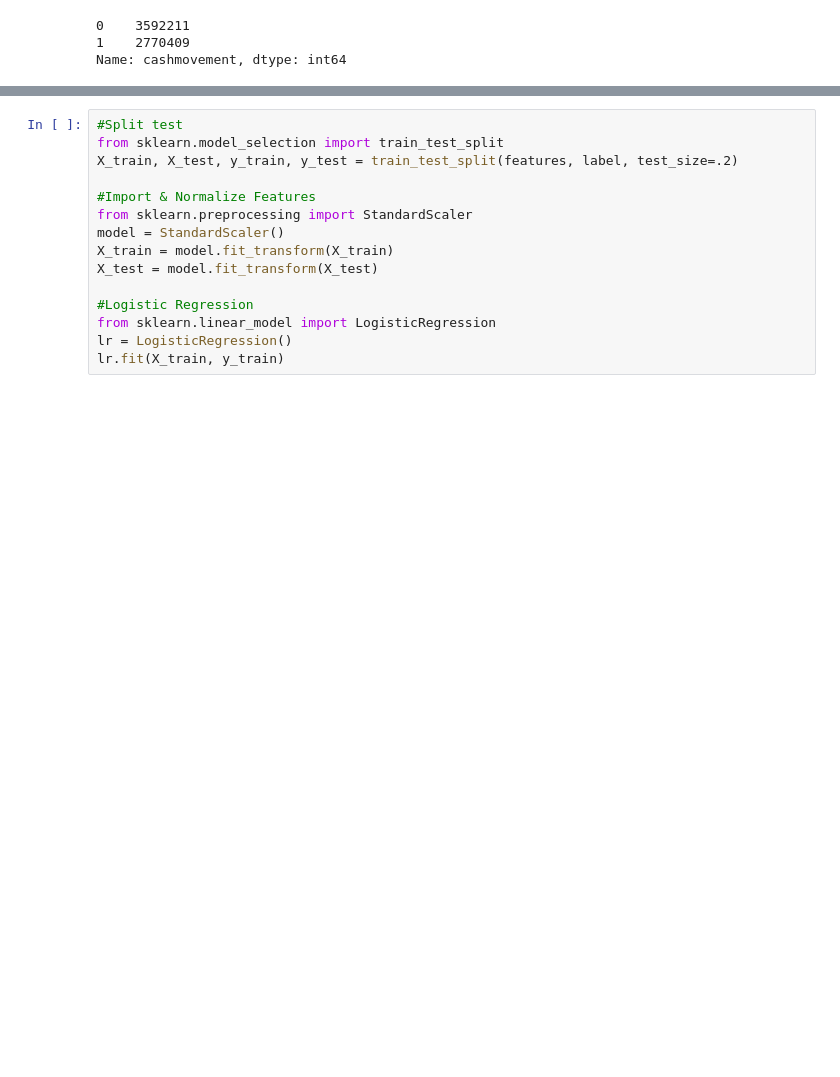
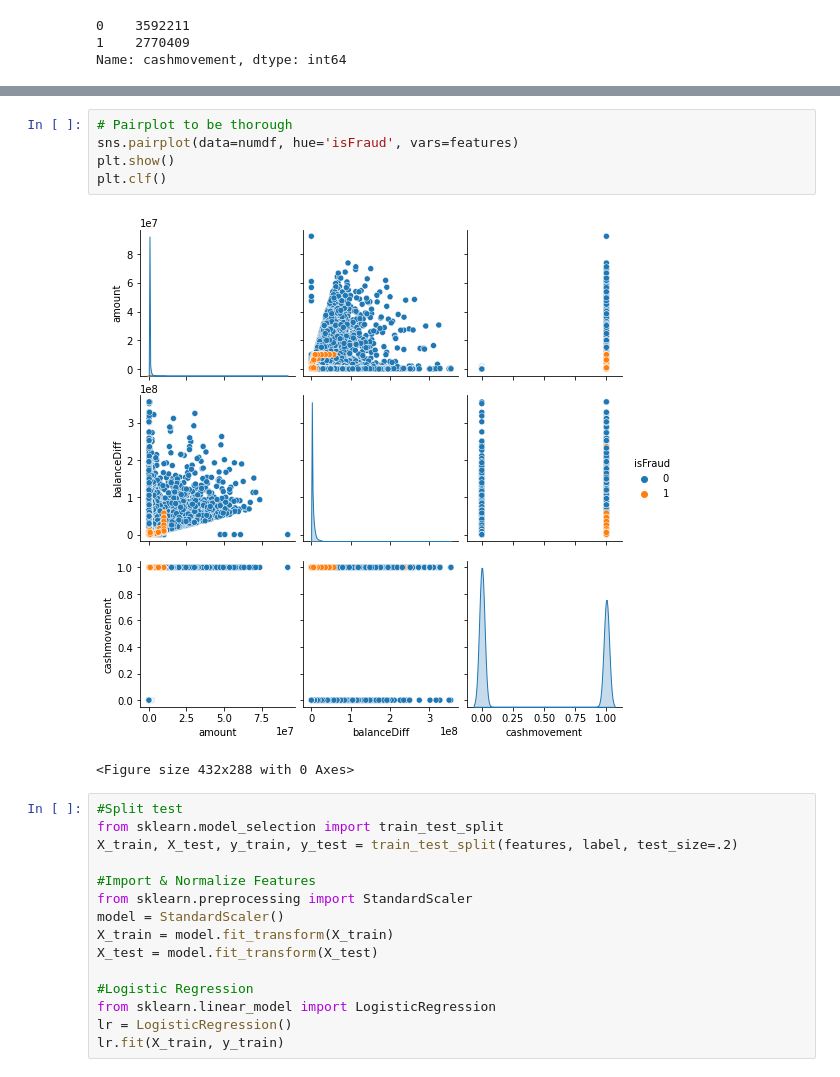
Before and after one commit to Alpacatony/Kaggle, a Jupyter notebook: fraud-detection-21-1-2023.ipynb, the cells around one changed output, grey strips where cells are left out. Drawn from its saved outputs; the diff is of its cells as text; blank space fills up the shorter version.

```diff
--- a/fraud-detection-21-1-2023.ipynb
+++ b/fraud-detection-21-1-2023.ipynb
@@ -103,3 +119,11 @@ df.head()
+# %%
+# Pairplot to be thorough
+sns.pairplot(data=numdf, hue='isFraud', vars=features)
+plt.show()
+plt.clf()
+# %% [output]
+[figure, added]
+<Figure size 432x288 with 0 Axes>
 # %%
 #Split test
 from sklearn.model_selection import train_test_split
```
Also changed, not shown: parts of 8 cells of this notebook.
